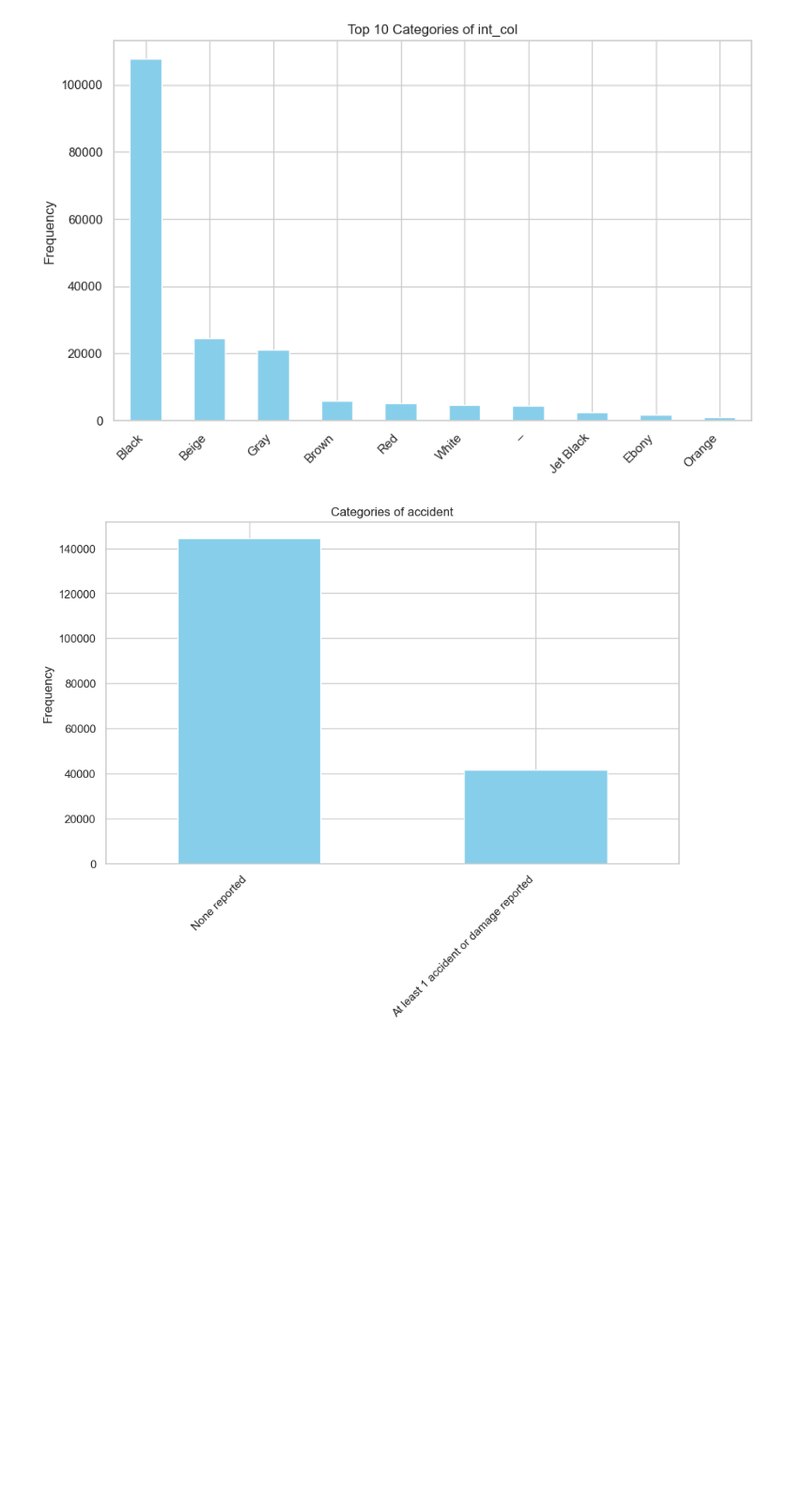
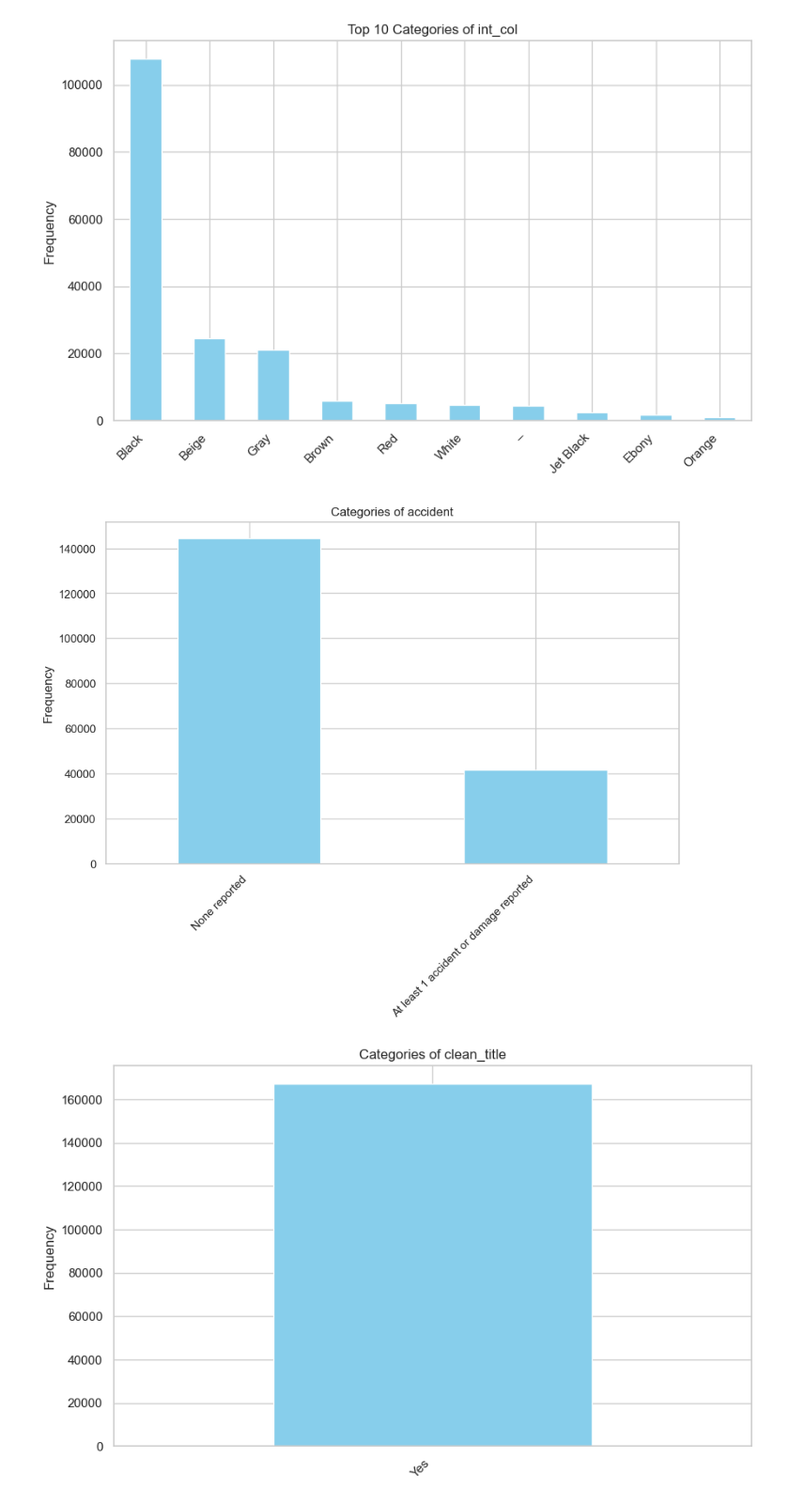
Before and after one commit to dimakazlouski/Used-Car-Prices-Regression, a Jupyter notebook: notebook.ipynb, the cells around one changed output. Shown at 94% size. Cells and saved outputs as stored; diff of their text form; code cells hidden in the pictures; blank space fills up the shorter version.

```diff
--- a/notebook.ipynb
+++ b/notebook.ipynb
@@ -242,13 +248,22 @@ for feature in colors:
 # %%
 # accident
 plt.figure(figsize=(10, 6))
 data['accident'].value_counts().nlargest(20).plot(kind='bar', color='skyblue')
 plt.title(f'Categories of accident')
 plt.ylabel('Frequency')
 plt.xticks(rotation=45, ha='right')
 plt.show()
+
+# clean title
+plt.figure(figsize=(10, 6))
+data['clean_title'].value_counts().nlargest(5).plot(kind='bar', color='skyblue')
+plt.title(f'Categories of clean_title')
+plt.ylabel('Frequency')
+plt.xticks(rotation=45, ha='right')
+plt.show()
 # %% [output]
 [figure]
+[figure, added]
 # %% [markdown]
 ### Key Observations
 
```
Also changed, not shown: parts of 37 cells of this notebook.
